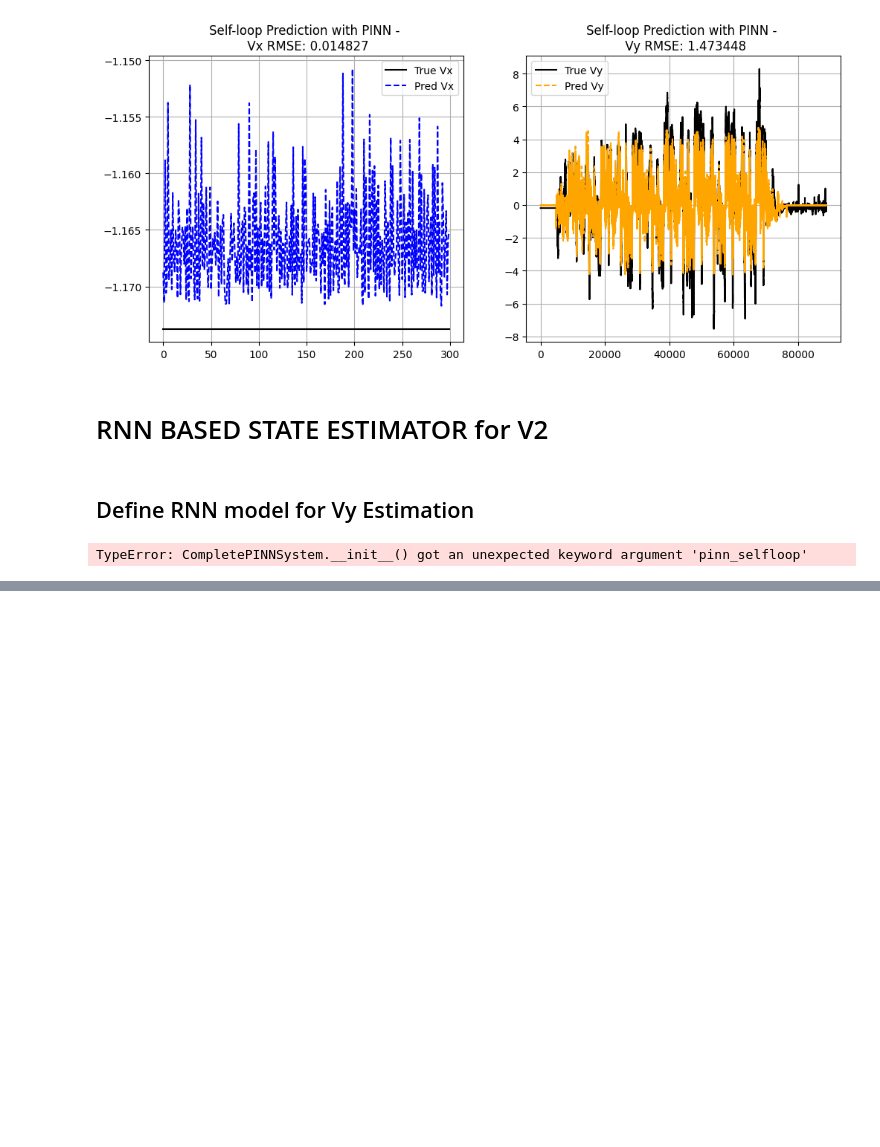
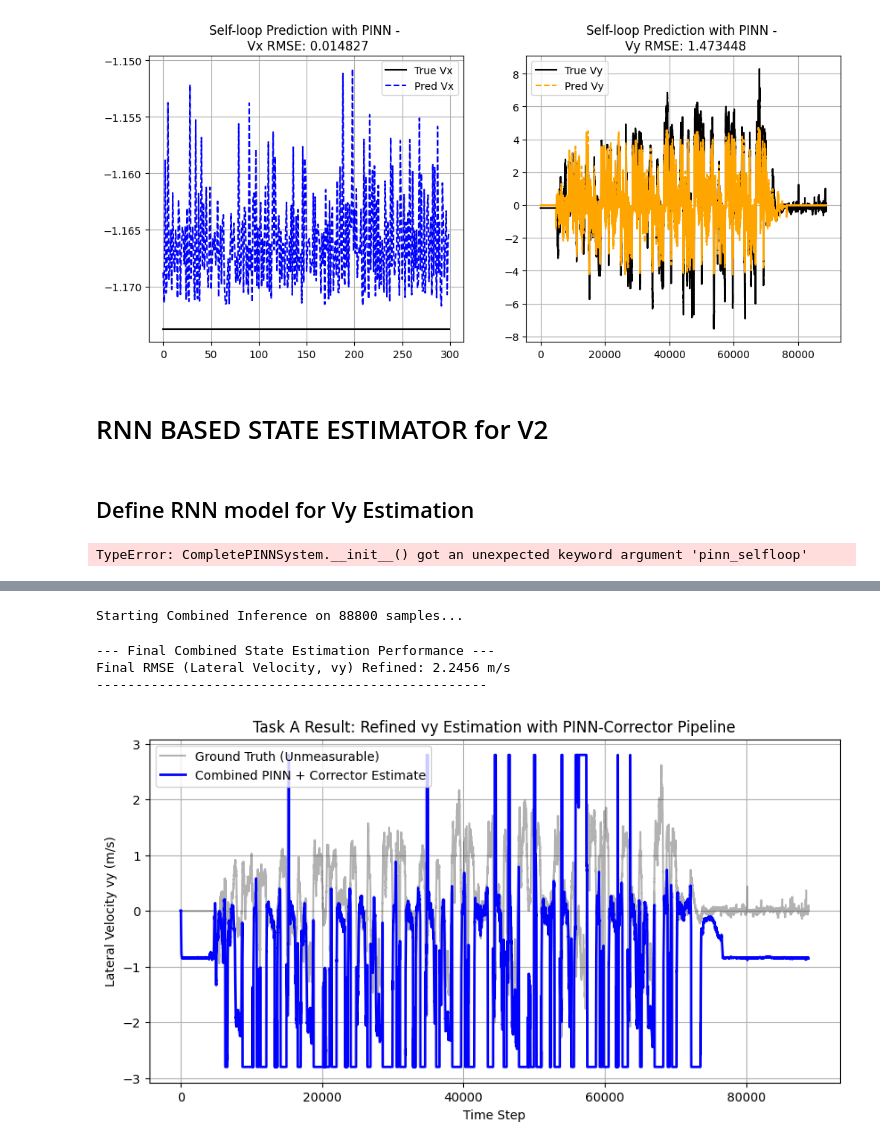
Before and after one commit to Balakarthik15/VEHICLE_SIDESLIP_ESTIMATION_PINNS, a Jupyter notebook: Group_3_TasksTrain_data/processMatFile_Task3_TuneV2.ipynb, the cells around one changed output, grey strips where cells are left out. Saved outputs shown, nothing was run; the diff lists cells and outputs as text; code cells hidden in the pictures; blank space fills up the shorter version.

Commit message:
Self loop correcter code update

```diff
--- a/Group_3_TasksTrain_data/processMatFile_Task3_TuneV2.ipynb
+++ b/Group_3_TasksTrain_data/processMatFile_Task3_TuneV2.ipynb
@@ -4657,0 +4900,21 @@ print("="*70)
+# %%
+# Assuming 'trained_model_pinn' (from Phase 1) and 'X_train_scaled' (from data prep) are available.
+# Set the PINN to evaluation mode and move to device
+model.eval()
+device = torch.device("cuda" if torch.cuda.is_available() else "cpu")
+X_train_tensor = torch.tensor(X_train_scaled, dtype=torch.float32, device=device)
+
+with torch.no_grad():
+    # Base Prediction: [vx_k+1_pred, vy_k+1_pred]
+    Y_base_pred_scaled = model(X_train_tensor).cpu().numpy()
+
+# Inverse transform the base prediction back to real units
+Y_base_pred_real = scaler_Y.inverse_transform(Y_base_pred_scaled)
+
+# True Target (Real Units)
+Y_train_real = Y_train # This is the original non-scaled target data [vx_k+1, vy_k+1]
+# %%
+# The residual error epsilon for vy
+epsilon_vy = Y_train_real[:, 1] - Y_base_pred_real[:, 1]
+epsilon_vy = epsilon_vy.reshape(-1, 1) # Reshape to (N, 1)
+print(f"Residual error shape: {epsilon_vy.shape}")
@@ -4657,0 +5185,53 @@ print("="*70)
+# %%
+
+# ---------------------------------------------------------
+# EXECUTION AND VALIDATION
+# ---------------------------------------------------------
+
+
+# and SEQUENCE_LENGTH (e.g., 10) is set from Phase 2.
+SEQUENCE_LENGTH = 30
+
+# Assume you load the models saved in Phase 1 & 2
+# pinn_model.load_state_dict(torch.load("frozen_pinn_model.pth"))
+# corrector_model.load_state_dict(torch.load("corrector_rnn_model.pth"))
+
+# Run the combined inference
+vy_est_refined, vy_true = run_combined_self_loop_inference(
+    model,
+    model_corrector,
+    test_data_carB,
+    my_scalers,
+    SEQUENCE_LENGTH,
+    device
+)
+# %% [output]
+Starting Combined Inference on 88800 samples...
+# %%
+
+# Calculate Final RMSE
+def calculate_rmse(predictions, ground_truth):
+    # Only compare from index 1 onward (k=1 to k+n)
+    return np.sqrt(np.mean((predictions[1:] - ground_truth[1:]) ** 2))
+
+rmse_vy_refined = calculate_rmse(vy_est_refined, vy_true)
+
+print("\n--- Final Combined State Estimation Performance ---")
+print(f"Final RMSE (Lateral Velocity, vy) Refined: {rmse_vy_refined:.4f} m/s")
+print("--------------------------------------------------")
+
+# Visualization
+plt.figure(figsize=(10, 5))
+plt.plot(vy_true, 'k-', label='Ground Truth (Unmeasurable)', alpha=0.3)
+plt.plot(vy_est_refined, 'b', label='Combined PINN + Corrector Estimate', linewidth=2)
+plt.title("Task A Result: Refined vy Estimation with PINN-Corrector Pipeline")
+plt.xlabel("Time Step")
+plt.ylabel("Lateral Velocity vy (m/s)")
+plt.legend()
+plt.grid(True)
+plt.show()
+# %% [output]
+--- Final Combined State Estimation Performance ---
+Final RMSE (Lateral Velocity, vy) Refined: 2.2456 m/s
+--------------------------------------------------
+[figure, added]
```
Also changed, not shown: parts of 25 cells of this notebook, 5 other files.
